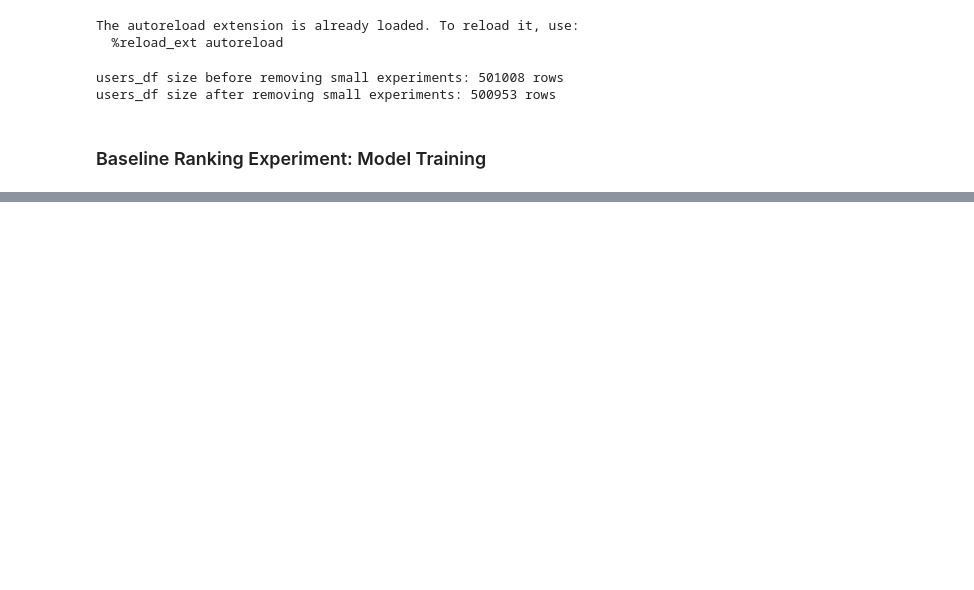
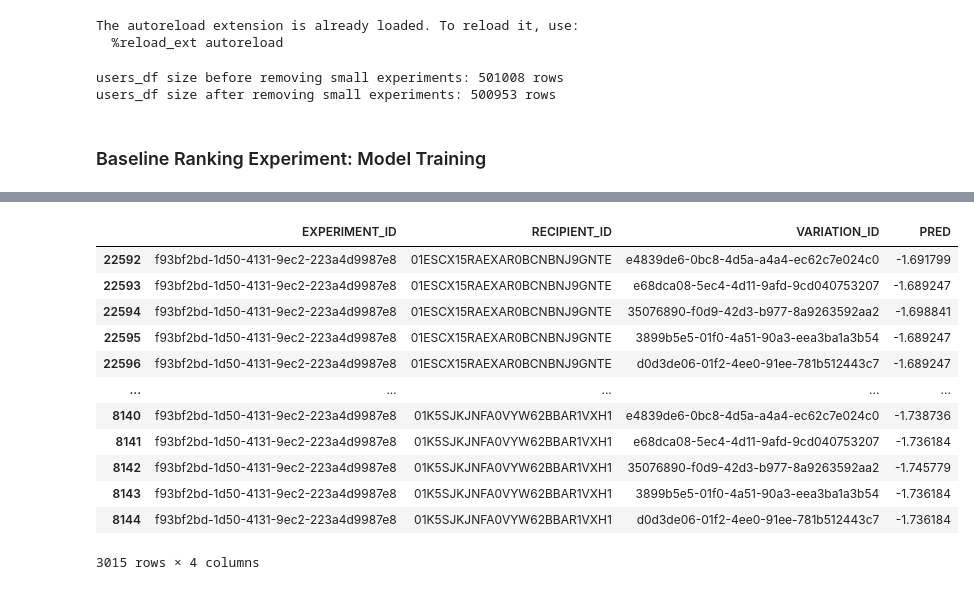
Before and after one commit to broniyk/CreativeRank, a Jupyter notebook: notebooks/ranking_baseline_experiment.ipynb, the cells around one changed output, grey strips where cells are left out. Cells and saved outputs as stored; diff of their text form; code cells hidden in the pictures; blank space fills up the shorter version.

```diff
--- a/notebooks/ranking_baseline_experiment.ipynb
+++ b/notebooks/ranking_baseline_experiment.ipynb
@@ -136,0 +118,24 @@ Shrink model to first 198 iterations.
+# %%
+scores = ranker.predict(X_val)
+preds = val_df.assign(
+    PRED=scores
+)[["EXPERIMENT_ID", "RECIPIENT_ID", "VARIATION_ID", "PRED"]]
+y_true = val_df[
+    ["EXPERIMENT_ID", "RECIPIENT_ID", "VARIATION_ID", "CLICK"]
+].query("CLICK==1")
+# %%
+preds.query("EXPERIMENT_ID == 'f93bf2bd-1d50-4131-9ec2-223a4d9987e8'")
+# %% [output]
+|  | EXPERIMENT_ID | RECIPIENT_ID | VARIATION_ID | PRED |
+| 22592 | f93bf2bd-1d50-4131-9ec2-223a4d9987e8 | 01ESCX15RAEXAR0BCNBNJ9GNTE | e4839de6-0bc8-4d5a-a4a4-ec62c7e024c0 | -1.691799 |
+| 22593 | f93bf2bd-1d50-4131-9ec2-223a4d9987e8 | 01ESCX15RAEXAR0BCNBNJ9GNTE | e68dca08-5ec4-4d11-9afd-9cd040753207 | -1.689247 |
+| 22594 | f93bf2bd-1d50-4131-9ec2-223a4d9987e8 | 01ESCX15RAEXAR0BCNBNJ9GNTE | 35076890-f0d9-42d3-b977-8a9263592aa2 | -1.698841 |
+| 22595 | f93bf2bd-1d50-4131-9ec2-223a4d9987e8 | 01ESCX15RAEXAR0BCNBNJ9GNTE | 3899b5e5-01f0-4a51-90a3-eea3ba1a3b54 | -1.689247 |
+| 22596 | f93bf2bd-1d50-4131-9ec2-223a4d9987e8 | 01ESCX15RAEXAR0BCNBNJ9GNTE | d0d3de06-01f2-4ee0-91ee-781b512443c7 | -1.689247 |
+| ... | ... | ... | ... | ... |
+| 8140 | f93bf2bd-1d50-4131-9ec2-223a4d9987e8 | 01K5SJKJNFA0VYW62BBAR1VXH1 | e4839de6-0bc8-4d5a-a4a4-ec62c7e024c0 | -1.738736 |
+| 8141 | f93bf2bd-1d50-4131-9ec2-223a4d9987e8 | 01K5SJKJNFA0VYW62BBAR1VXH1 | e68dca08-5ec4-4d11-9afd-9cd040753207 | -1.736184 |
+| 8142 | f93bf2bd-1d50-4131-9ec2-223a4d9987e8 | 01K5SJKJNFA0VYW62BBAR1VXH1 | 35076890-f0d9-42d3-b977-8a9263592aa2 | -1.745779 |
+| 8143 | f93bf2bd-1d50-4131-9ec2-223a4d9987e8 | 01K5SJKJNFA0VYW62BBAR1VXH1 | 3899b5e5-01f0-4a51-90a3-eea3ba1a3b54 | -1.736184 |
+| 8144 | f93bf2bd-1d50-4131-9ec2-223a4d9987e8 | 01K5SJKJNFA0VYW62BBAR1VXH1 | d0d3de06-01f2-4ee0-91ee-781b512443c7 | -1.736184 |
+3015 rows × 4 columns
```
Also changed, not shown: parts of 2 cells of this notebook, 3 other files.
